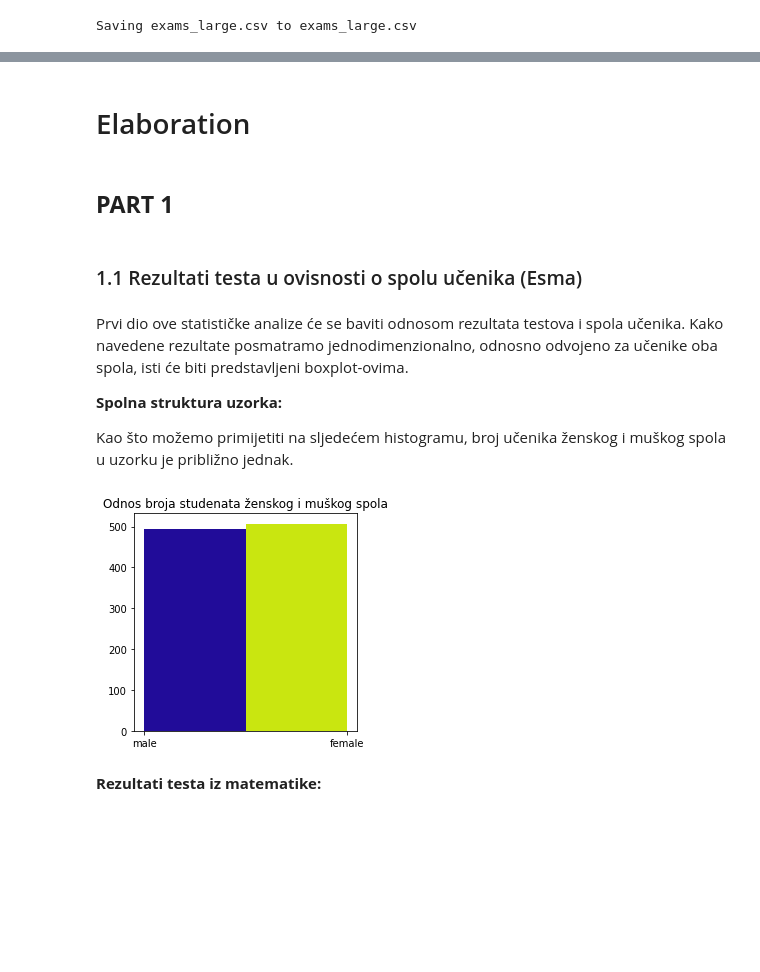
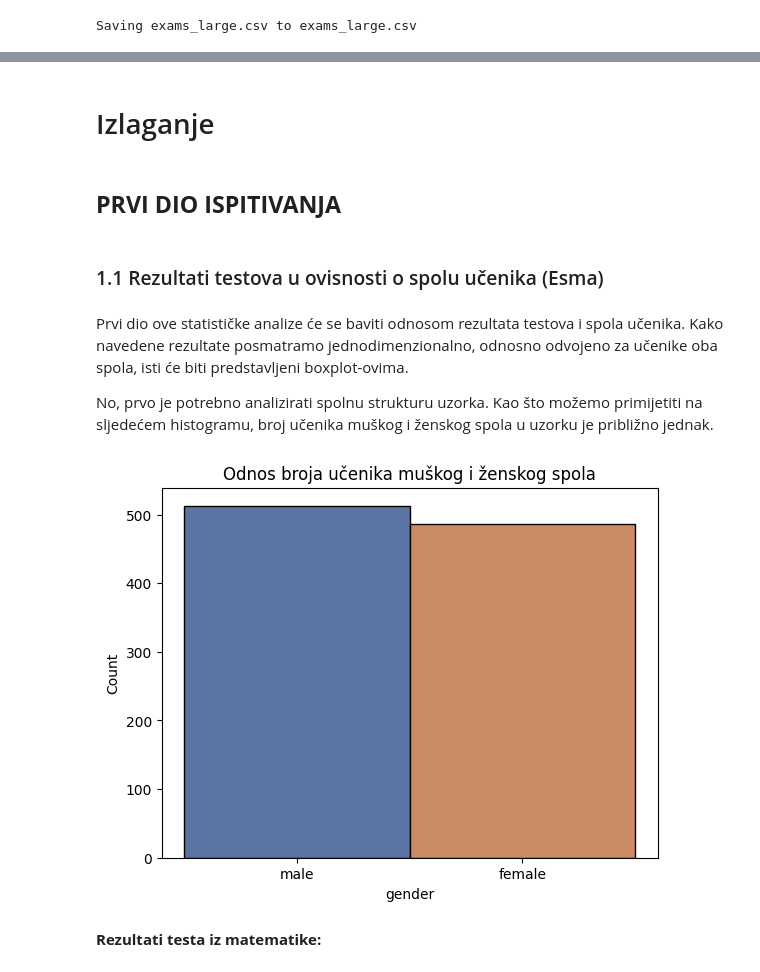
Before and after one commit to kanitakadusic/student-performance-prediction, a Jupyter notebook: colab.ipynb, the cells around one changed output, grey strips where cells are left out. Saved outputs shown, nothing was run; the diff lists cells and outputs as text; code cells hidden in the pictures; blank space fills up the shorter version.

```diff
--- a/colab.ipynb
+++ b/colab.ipynb
@@ -35,26 +40,22 @@ dataframe_medium = pandas.read_csv(io.BytesIO(uploaded['exams_medium.csv']))
 # %% [markdown]
-# Elaboration
+# Izlaganje
-# %% [markdown]
-## **PART 1**
+# %% [markdown]
+## **PRVI DIO ISPITIVANJA**
 # %% [markdown]
-### 1.1 Rezultati testa u ovisnosti o spolu učenika (Esma)
+### 1.1 Rezultati testova u ovisnosti o spolu učenika (Esma)
 # %% [markdown]
 Prvi dio ove statističke analize će se baviti odnosom rezultata testova i spola učenika. Kako navedene rezultate posmatramo jednodimenzionalno, odnosno odvojeno za učenike oba spola, isti će biti predstavljeni boxplot-ovima.
 
-**Spolna struktura uzorka:**
-
-Kao što možemo primijetiti na sljedećem histogramu, broj učenika ženskog i muškog spola u uzorku je približno jednak.
+No, prvo je potrebno analizirati spolnu strukturu uzorka. Kao što možemo primijetiti na sljedećem histogramu, broj učenika muškog i ženskog spola u uzorku je približno jednak.
 # %%
 gender = dataframe_large['gender']
-
-plot.figure(figsize = (4, 4))
-n, gender_hist, patches = plot.hist(gender, bins = 2)
-patches[0].set_fc("#210c99")
-patches[1].set_fc("#c9e610")
-plot.title('Odnos broja studenata ženskog i muškog spola')
+hp = seaborn.histplot(x = gender)
+hp.patches[0].set_facecolor('#5c74a4')
+hp.patches[1].set_facecolor('#cb8b64')
+plot.title('Odnos broja učenika muškog i ženskog spola')
 plot.show()
 # %% [output]
-[figure, old version]
+[figure, new version]
 # %% [markdown]
 **Rezultati testa iz matematike:**
 # %%
```
Also changed, not shown: parts of 59 cells of this notebook.
